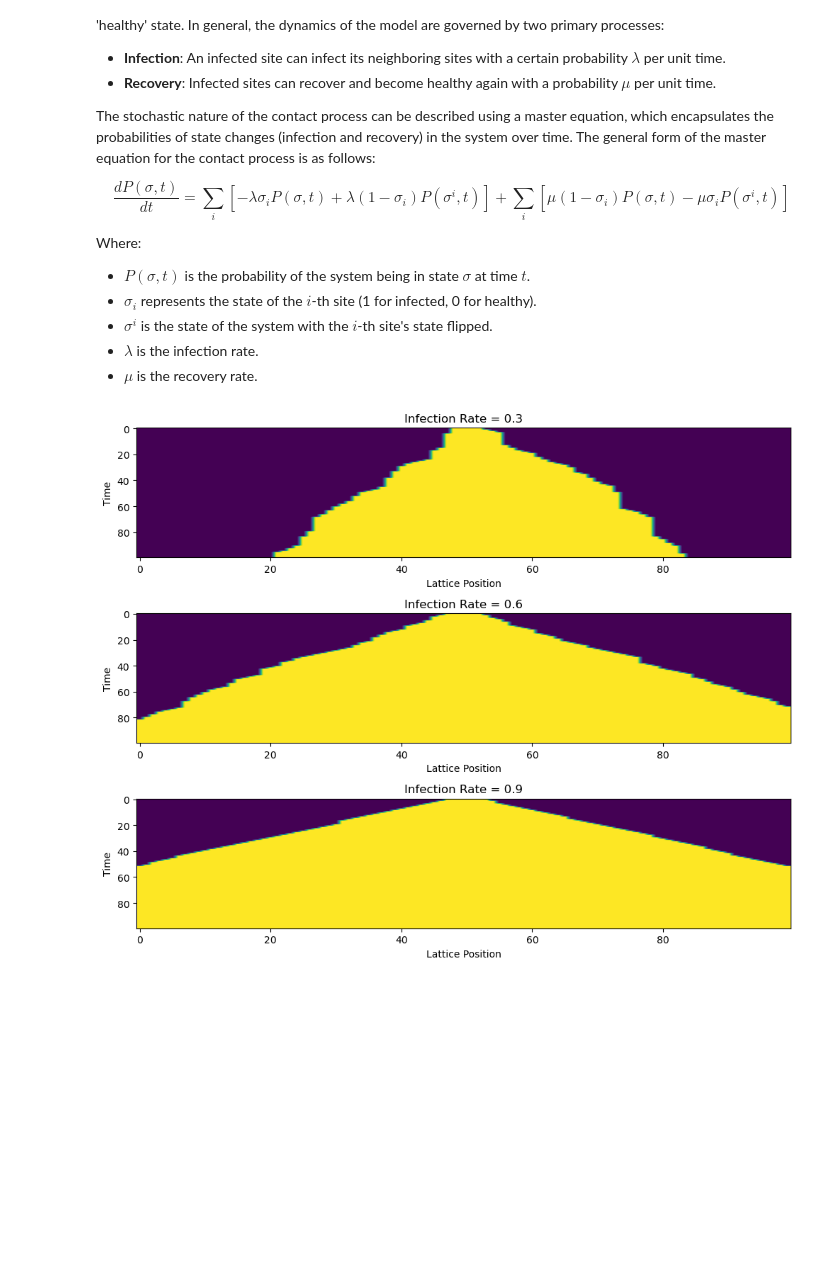
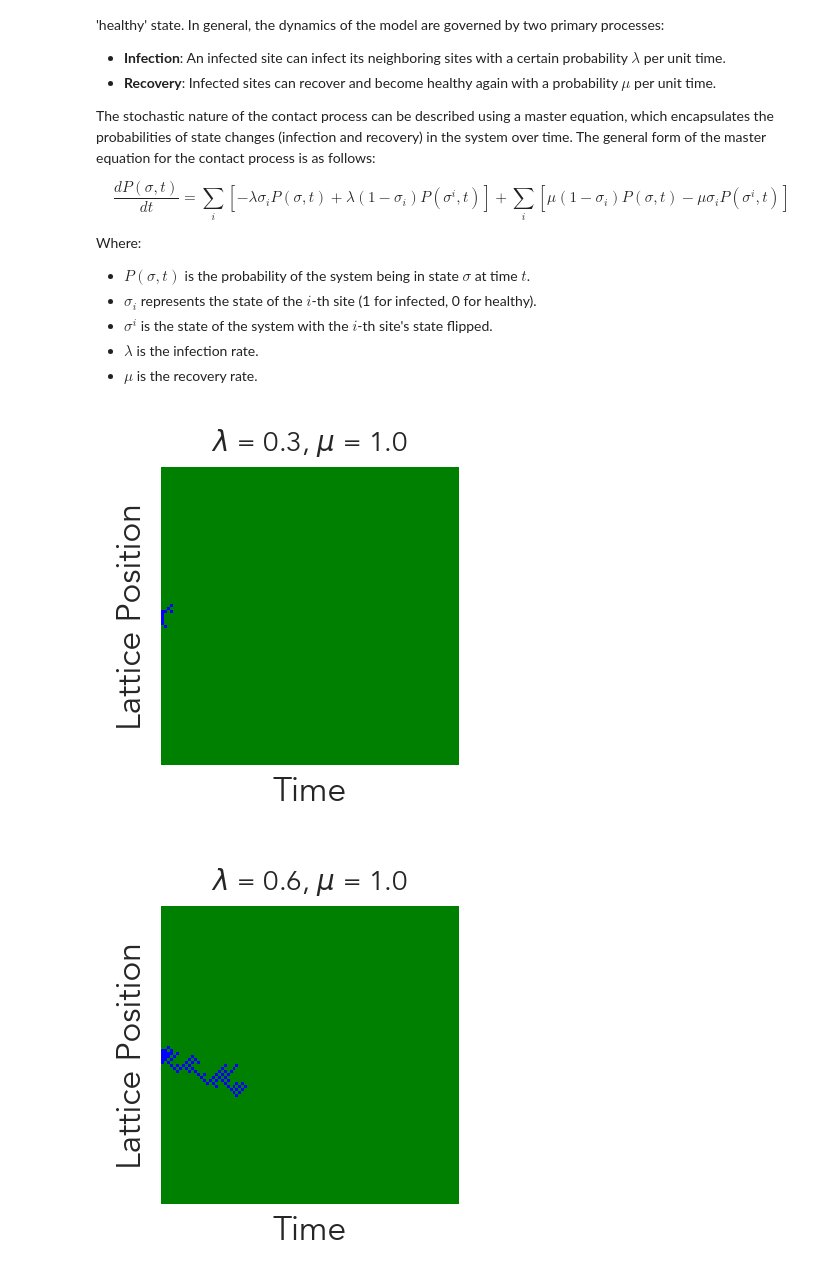
Before and after one commit to epigani/ModTF2324, a Jupyter notebook: code/ModTF_03.ipynb, the cells around one changed output. Cells and saved outputs as stored; diff of their text form; code cells hidden in the pictures; blank space fills up the shorter version.

```diff
--- a/code/ModTF_03.ipynb
+++ b/code/ModTF_03.ipynb
@@ -60,16 +122,15 @@ def run_simulation(infection_rate):
-# %%
-# Run simulations for different infection rates
-simulations = [run_simulation(rate) for rate in infection_rates]
-
-# Plotting
-fig, axs = plt.subplots(len(infection_rates), 1, figsize=(10, 8))
-for i, ax in enumerate(axs):
-    ax.imshow(simulations[i], aspect='auto', cmap='viridis')
-    ax.set_title(f"Infection Rate = {infection_rates[i]}")
-    ax.set_ylabel('Time')
-    ax.set_xlabel('Lattice Position')
-
-plt.tight_layout()
-plt.show()
-# %% [output]
-[figure, removed]
+# %%
+# Parameters
+lattice_size = 100  # Size of the lattice
+max_time = 100  # Maximum time steps
+infection_rates = [0.3, 0.6, 0.9]  # Infection rates (below, at, above critical)
+recovery_rate = 1.  # Recovery rate
+initial_infected = 5  # Initial number of infected nodes
+
+simulations = [run_simulation(infection_rate, recovery_rate, initial_infected, max_time, lattice_size) for infection_rate in infection_rates]
+# %%
+for i in range(3):
+    fig, ax = plot_dynamics(simulations[i], infection_rates[i], recovery_rate)
+# %% [output]
+[figure, added]
+[figure, added]
```
Also changed, not shown: parts of 4 cells of this notebook.
